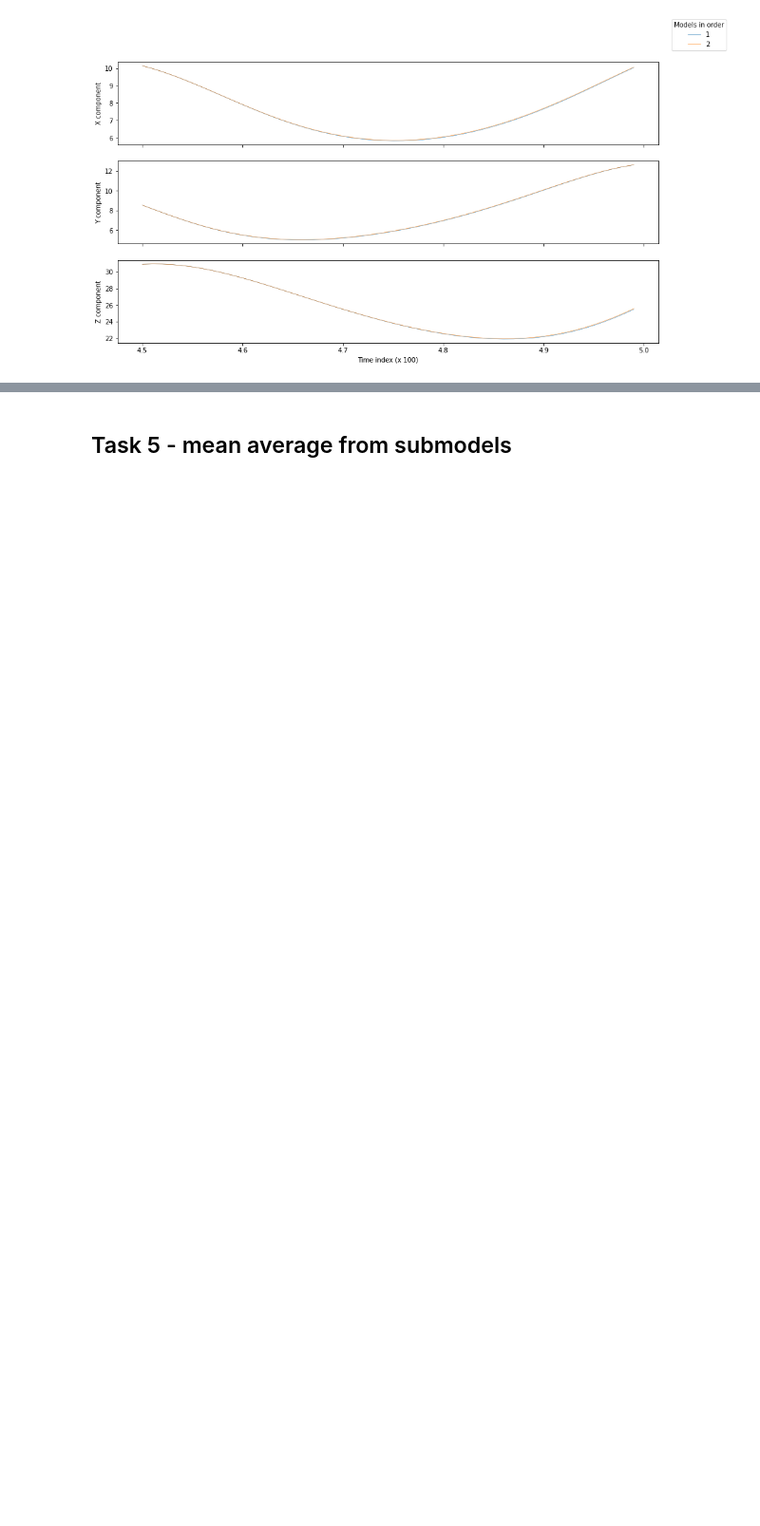
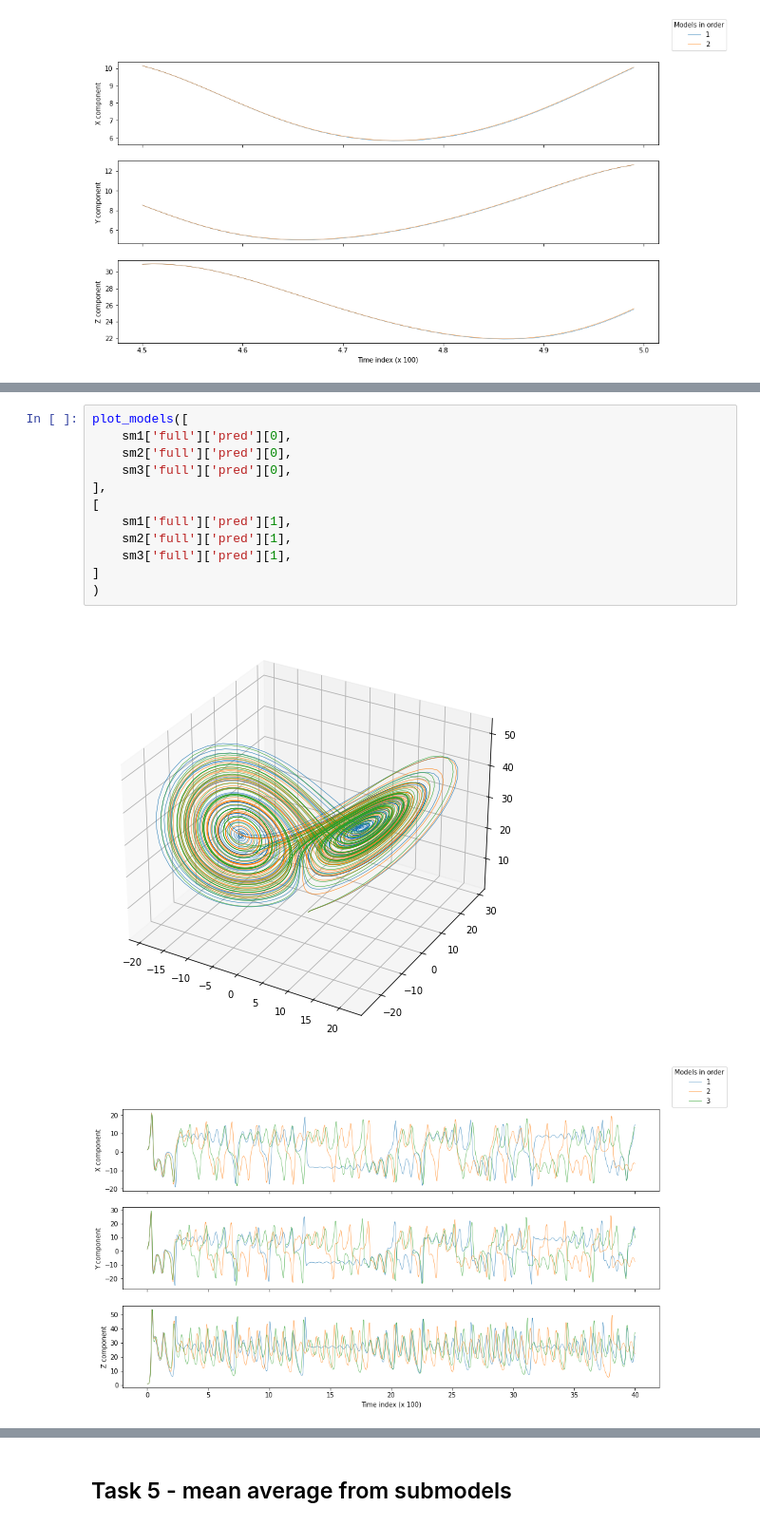
Before and after one commit to boro28/supermodeling, a Jupyter notebook: supermodeling.ipynb, the cells around one changed output, grey strips where cells are left out. Shown at 95% size. Cells and saved outputs as stored; diff of their text form; blank space fills up the shorter version.

```diff
--- a/supermodeling.ipynb
+++ b/supermodeling.ipynb
@@ -489,3 +489,18 @@ Calibration resulting coefficients.: [ 9.01122403  6.08673414 30.66164193 27.987
+# %%
+plot_models([
+    sm1['full']['pred'][0],
+    sm2['full']['pred'][0],
+    sm3['full']['pred'][0],
+],
+[
+    sm1['full']['pred'][1],
+    sm2['full']['pred'][1],
+    sm3['full']['pred'][1],
+]
+)
+# %% [output]
+[figure, added]
+[figure, added]
 # %%
 mean_submodel = calc_mean_lorenz(np.array([
     sm1['full']['pred'][0],
```
Also changed, not shown: parts of 4 cells of this notebook.
